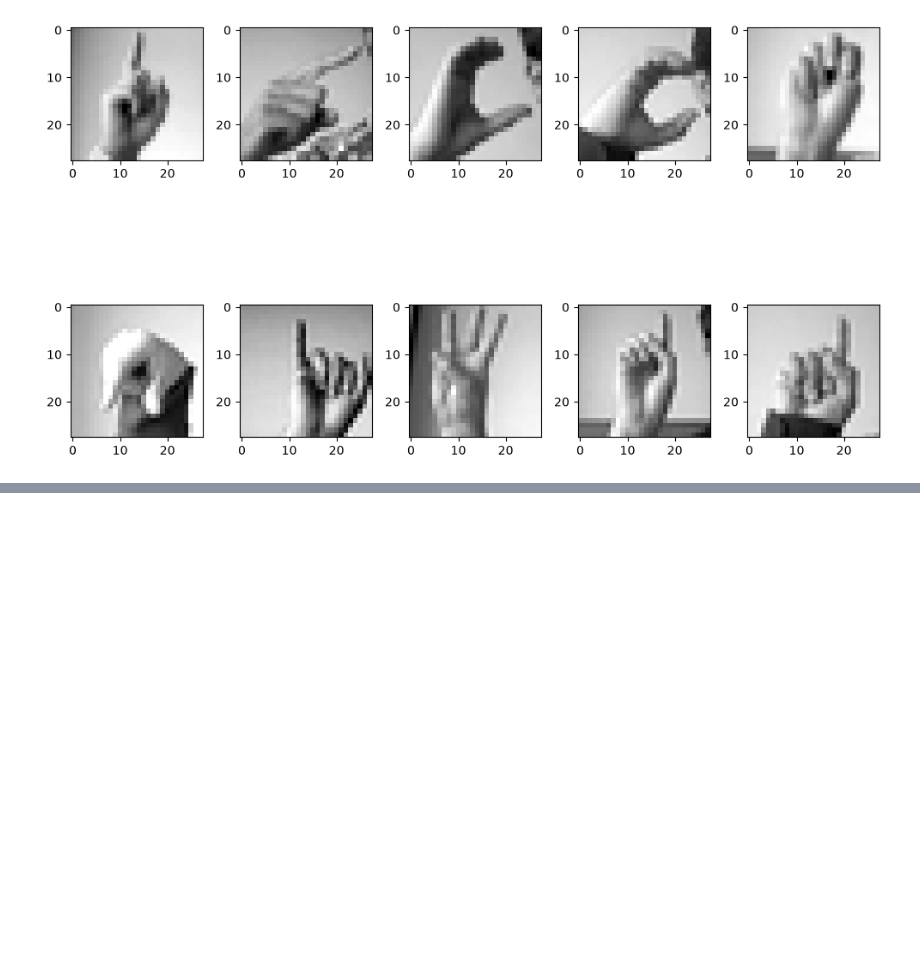
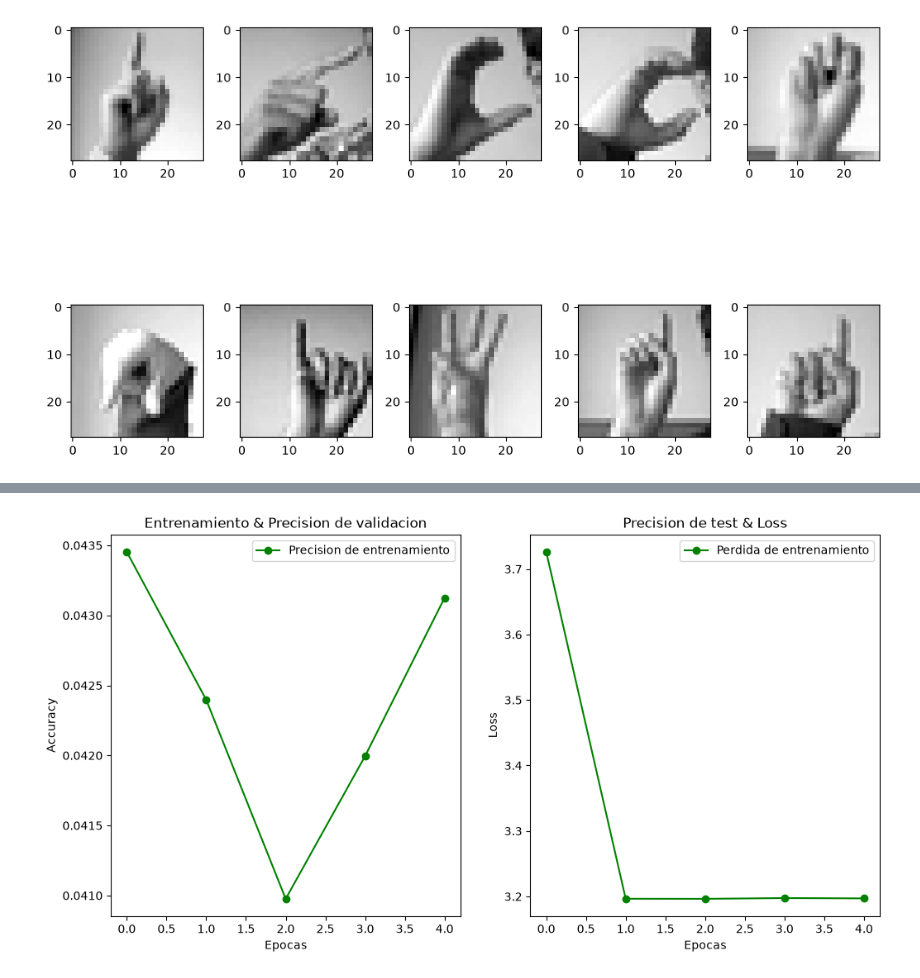
Before and after one commit to rodrigo0187/Sign-Language-MNIST, a Jupyter notebook: notebooks/neuronaNetwork.ipynb, the cells around one changed output, grey strips where cells are left out. Saved outputs shown, nothing was run; the diff lists cells and outputs as text; code cells hidden in the pictures; blank space fills up the shorter version.

Commit message:
update modelo, compilacion, entrenamiento(fit) y graficos

```diff
--- a/notebooks/neuronaNetwork.ipynb
+++ b/notebooks/neuronaNetwork.ipynb
@@ -322,0 +332,8 @@ for i in range(2):
+# %%
+# NUM_CLASSES = label_train.max()+1
+red = keras.Sequential(name="Neuronal_Network_1")
+red.add(keras.Input(shape=(28, 28, 1)))
+red.add(keras.layers.Flatten())
+red.add(keras.layers.Dense(128, activation='relu', name='hidden_layers_1'))
+red.add(keras.layers.Dense(64, activation='relu', name='hidden_layers_2'))
+red.add(keras.layers.Dense(units=25, activation='softmax', name='layers_output'))
@@ -322,0 +348,9 @@ for i in range(2):
+# %%
+red.compile(
+    # utilizamos adam para que se encargue de ajustar los pesos para reducir el error.
+    # el optimizar nos indica como se van actualizar los pesos mediante la red de entrenamiento, utilizando Adam.
+    optimizer = tf.keras.optimizers.Adam(0.1),
+    # determina que tan buena o mala fue la prediccion, compara la clase real con las probabilidades que produjo softmax.
+    loss = 'sparse_categorical_crossentropy',
+    metrics = ['accuracy'] # observacion durante el etrenamiento
+)
@@ -322,0 +359,9 @@ for i in range(2):
+# %%
+print(f'inicio de entramiento...')
+# generamos el entrenamiento donde entregamos por parametros las variables de (x)(caracteristicas,imagenes) y nuestro (y)(etiquetas, label, numero de clases 25).
+# el tamano de grupo seran de 32 y nos indica cuantas imagenes procesa antes de actualizar los pesos.
+# por ejemplo si nuestro datos son 27455 y que corresponde a la cantidad de imagenes, luego procesa 32 imagenes por grupo
+# calcula la perdida y luego actualiza los pesos.
+# hasta completar las epocas.
+historial  = red.fit(x_train,label_train,epochs=5,batch_size=32)
+print(f'fin de entrenamiento')
@@ -322,0 +386,21 @@ for i in range(2):
+# %%
+epochs = [i for i in range(5)] # aqui iteramos en base a las epocas de entrenamiento declaradas en la variable historial.
+fig , ax = plt.subplots(1,2)
+train_acc = historial.history['accuracy']
+train_loss = historial.history['loss']
+fig.set_size_inches(12,6)
+
+ax[0].plot(epochs , train_acc , 'go-' , label = 'Precision de entrenamiento')
+ax[0].set_title('Entrenamiento & Precision de validacion')
+ax[0].legend()
+ax[0].set_xlabel("Epocas")
+ax[0].set_ylabel("Accuracy")
+
+ax[1].plot(epochs , train_loss , 'g-o' , label = 'Perdida de entrenamiento')
+ax[1].set_title('Precision de test & Loss')
+ax[1].legend()
+ax[1].set_xlabel("Epocas")
+ax[1].set_ylabel("Loss")
+plt.show()
+# %% [output]
+[figure, added]
```
Also changed, not shown: parts of 13 cells of this notebook.
